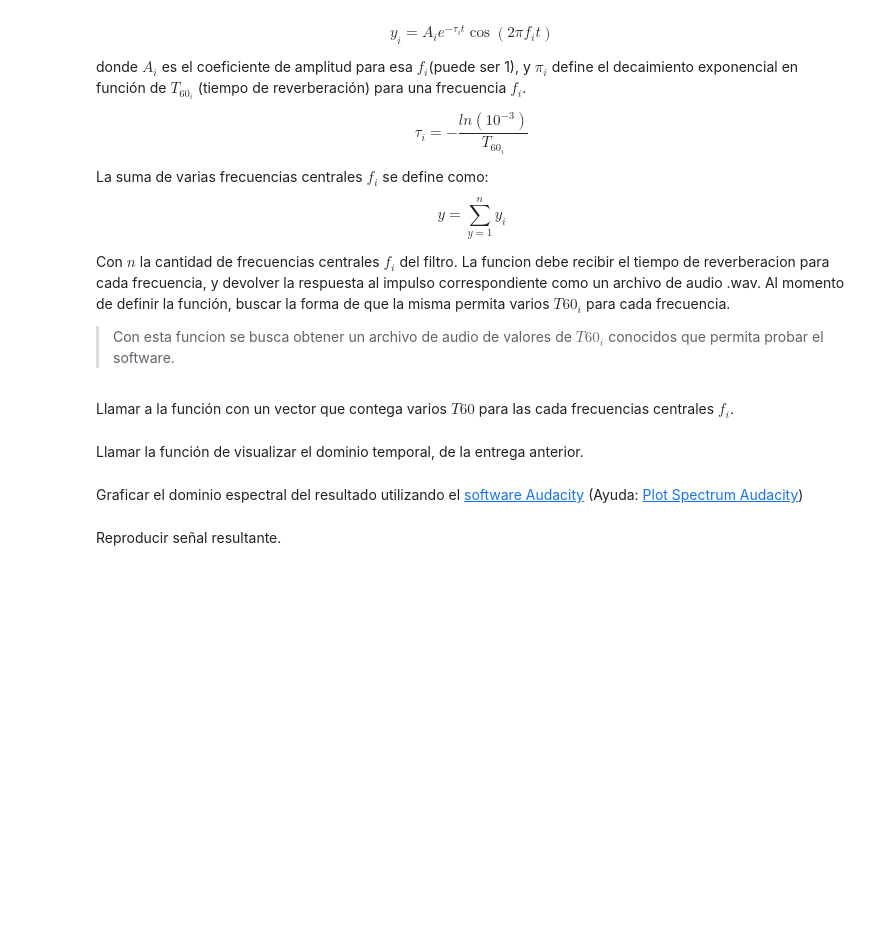
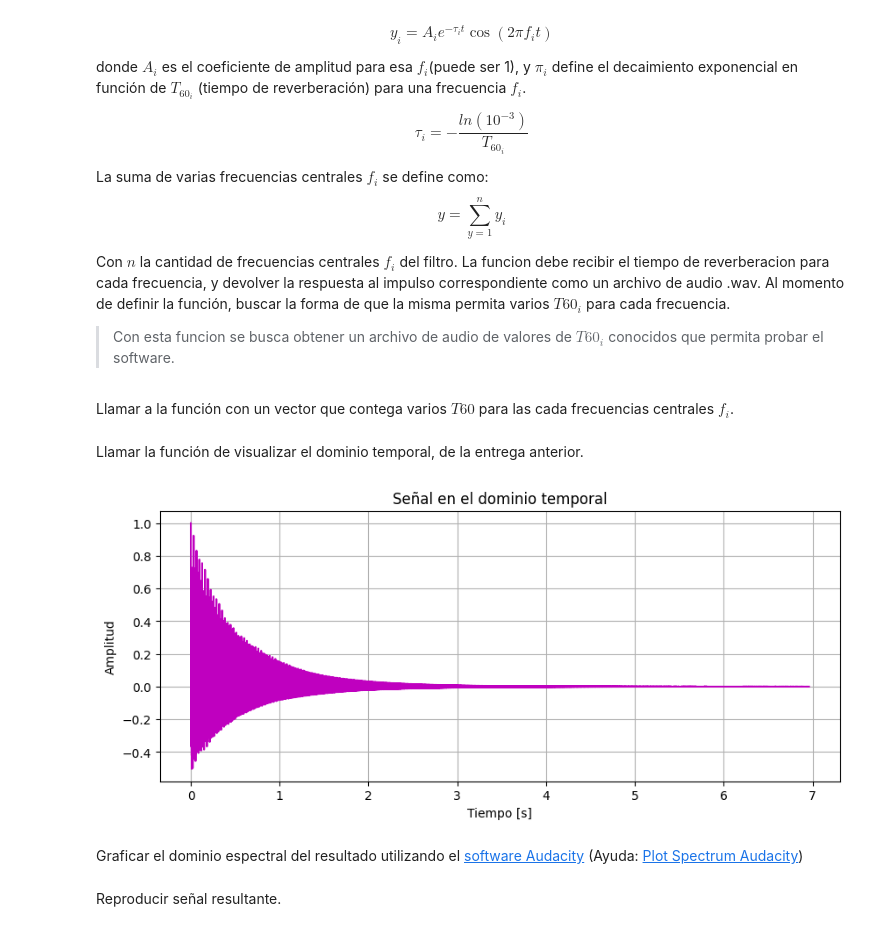
Before and after one commit to jeroscafati/TP-SyS, a Jupyter notebook: notebooks/segunda_entrega.ipynb, the cells around one changed output. Cells and saved outputs as stored; diff of their text form; code cells hidden in the pictures; blank space fills up the shorter version.

```diff
--- a/notebooks/segunda_entrega.ipynb
+++ b/notebooks/segunda_entrega.ipynb
@@ -96,21 +166,27 @@ Con $n$ la cantidad de frecuencias centrales $f_{i}$ del filtro. La funcion debe
 # %% [markdown]
 Llamar a la función con un vector que contega varios $T60$ para las cada frecuencias centrales $f_{i}$.
 # %%
-freq_t60 = {31.5:2.0, 63:8.0, 125:8.8, 250:5.7, 500:3.5, 1000:3.3, 2000:4.1, 4000:3.0, 8000:5.8, 16000:2.5}
-def ri_sintetizada(frecuencias: dict,segundos=10,fs=44100):
+def ri_sintetizada(frecuencias: dict,fs=44100):
     """
-    Genera una respuesta al impulso sintetizada a partir de un diccionario de frecuencias centrales y sus respectivos T60.
+    Genera una respuesta al impulso sintetizada a partir de un diccionario
+    de frecuencias centrales y sus respectivos (T60, Amplitud).
 
     Parámetros
     ----------
     frecuencias : dict
-        Diccionario con las frecuencias centrales (Hz) como claves y sus respectivos T60 (segundos) como valores.
+        Clave = frecuencia central (Hz).
+        Valor = tupla (T60_en_segundos, Amplitud).
+    fs : int
+        Frecuencia de muestreo (por defecto 44100 Hz).
 
-    Returns
+    Retorna
     -------
     ri_sintetizada : ndarray (1D)
-        Respuesta al impulso sintetizada normalizada.
+        Vector con las muestras de la RI normalizada en [-1, 1].
     """
+    # Definimos duracion de RI 20% mayor a T60 por banda mas grande
+    t60max = max(v[0] for v in frecuencias.values())
+    segundos = 1.2 * t60max
     # Crear un vector de tiempo para la RI sintetizada
     t = np.arange(0, segundos, 1/fs)
 
@@ -118,13 +194,21 @@ def ri_sintetizada(frecuencias: dict,segundos=10,fs=44100):
     ri_sintetizada = np.zeros_like(t)
     factor = 3 * np.log(10)
 
-    for freq, t60 in frecuencias.items():
+    for freq, (t60, A) in frecuencias.items():
         tau_i = factor/ t60
-        ri_sintetizada += np.exp(-tau_i * t) * np.cos(2 * np.pi * freq * t)
+        ri_sintetizada += A* np.exp(-tau_i * t) * np.cos(2 * np.pi * freq * t)
 
     ri_sintetizada /= np.max(np.abs(ri_sintetizada))
     ri_int16 = (ri_sintetizada * 32767).astype(np.int16)
     sf.write('./audios/ri_sintetizada.wav', ri_int16, fs)
     return ri_sintetizada
+# %%
+# Dict con frecuencias centrales de octava y T60 y Amplitudes, arbitrarias en cada una
+freq_t60 = {31.5: (2.0,1.0), 63:(3.0,1.0),
+            125:(4.8,1.0), 250:(5.7,1.0),
+            500: (3.5,1.0), 1000:(3.3,1.0),
+            2000: (4.1,1.0), 4000: (3.0,1.0),
+            8000: (5.8,1.0), 16000: (2.5,1.0)}
+ri_generada = ri_sintetizada(freq_t60)
 # %% [markdown]
 Llamar la función de visualizar el dominio temporal, de la entrega anterior.
@@ -133,3 +215,8 @@ Llamar la función de visualizar el dominio temporal, de la entrega anterior.
+# %%
+t = np.arange(len(ri_generada)) / 44100
+graficar_dominio_temporal(t,ri_generada)
+# %% [output]
+[figure, added]
 # %% [markdown]
 Graficar el dominio espectral del resultado utilizando el [software Audacity](https://www.audacityteam.org/) (Ayuda: [Plot Spectrum Audacity](https://manual.audacityteam.org/man/plot_spectrum.html))
 # %%
```
Also changed, not shown: parts of 23 cells of this notebook, 13 other files.
